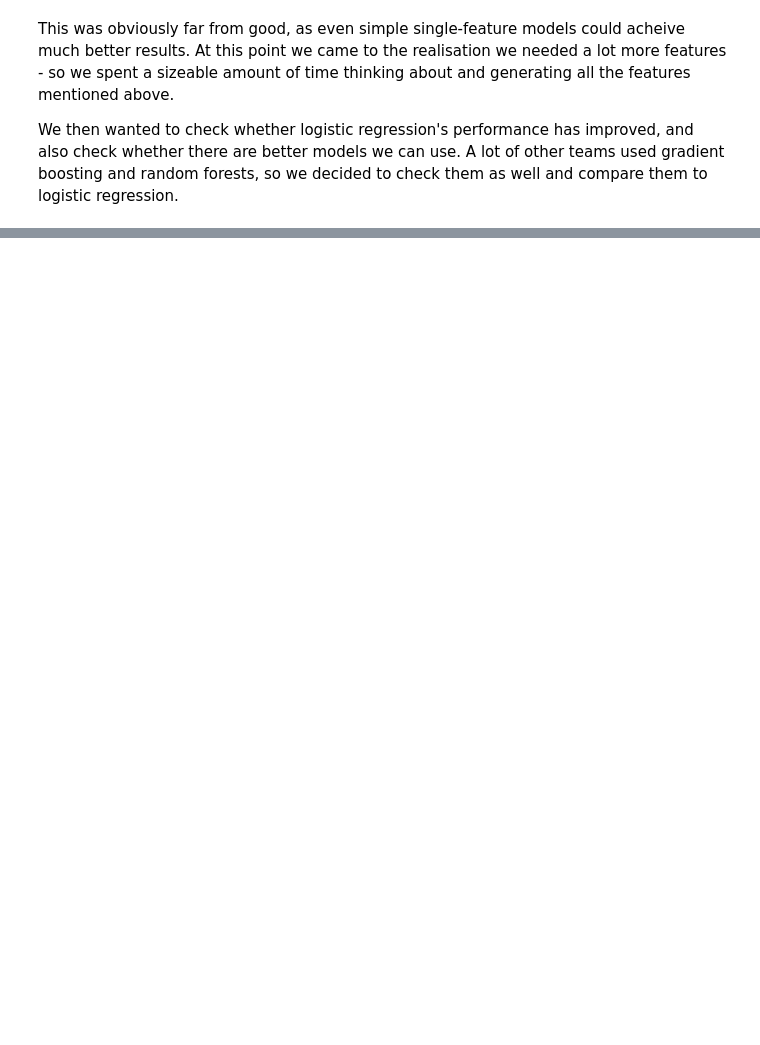
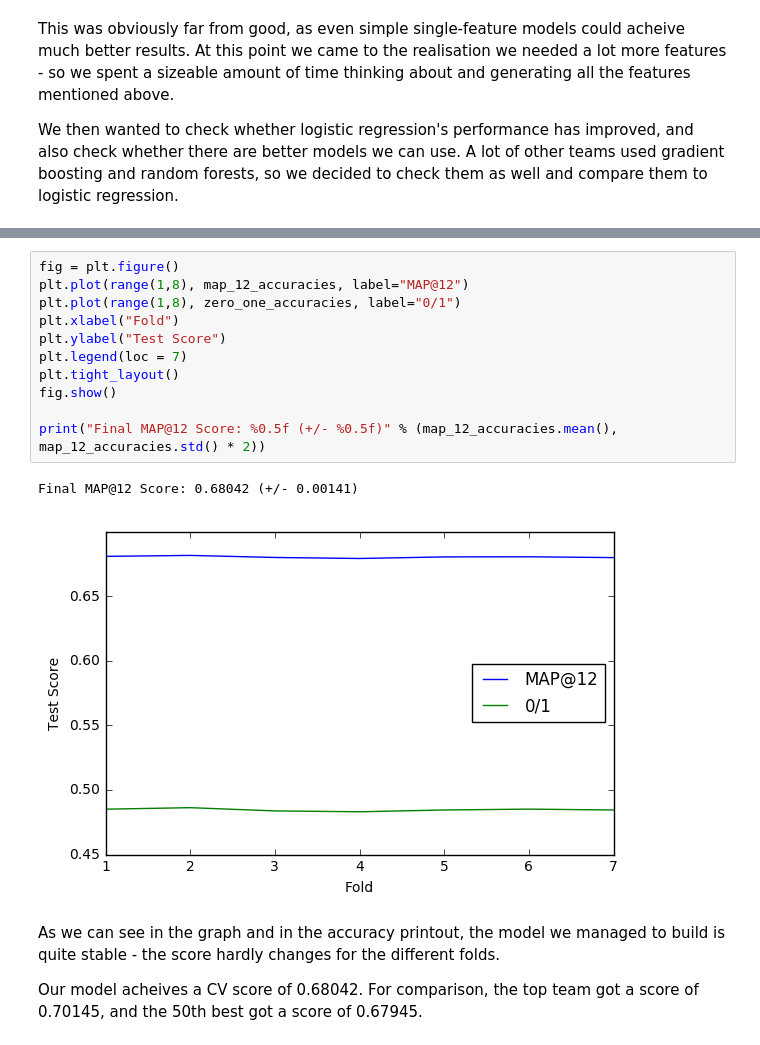
Before and after one commit to dean-ayalon/DS-Workshop, a Jupyter notebook: Analysis.ipynb, the cells around one changed output, grey strips where cells are left out. Cells and saved outputs as stored; diff of their text form; blank space fills up the shorter version.

```diff
--- a/Analysis.ipynb
+++ b/Analysis.ipynb
@@ -158,0 +366,18 @@ sklearn.ensemble
+# %%
+fig = plt.figure()
+plt.plot(range(1,8), map_12_accuracies, label="MAP@12")
+plt.plot(range(1,8), zero_one_accuracies, label="0/1")
+plt.xlabel("Fold")
+plt.ylabel("Test Score")
+plt.legend(loc = 7)
+plt.tight_layout()
+fig.show()
+
+print("Final MAP@12 Score: %0.5f (+/- %0.5f)" % (map_12_accuracies.mean(), map_12_accuracies.std() * 2))
+# %% [output]
+Final MAP@12 Score: 0.68042 (+/- 0.00141)
+[figure, added]
+# %% [markdown]
+As we can see in the graph and in the accuracy printout, the model we managed to build is quite stable - the score hardly changes for the different folds.
+
+Our model acheives a CV score of 0.68042. For comparison, the top team got a score of 0.70145, and the 50th best got a score of 0.67945.
```
Also changed, not shown: parts of 14 cells of this notebook, 2 other files.
